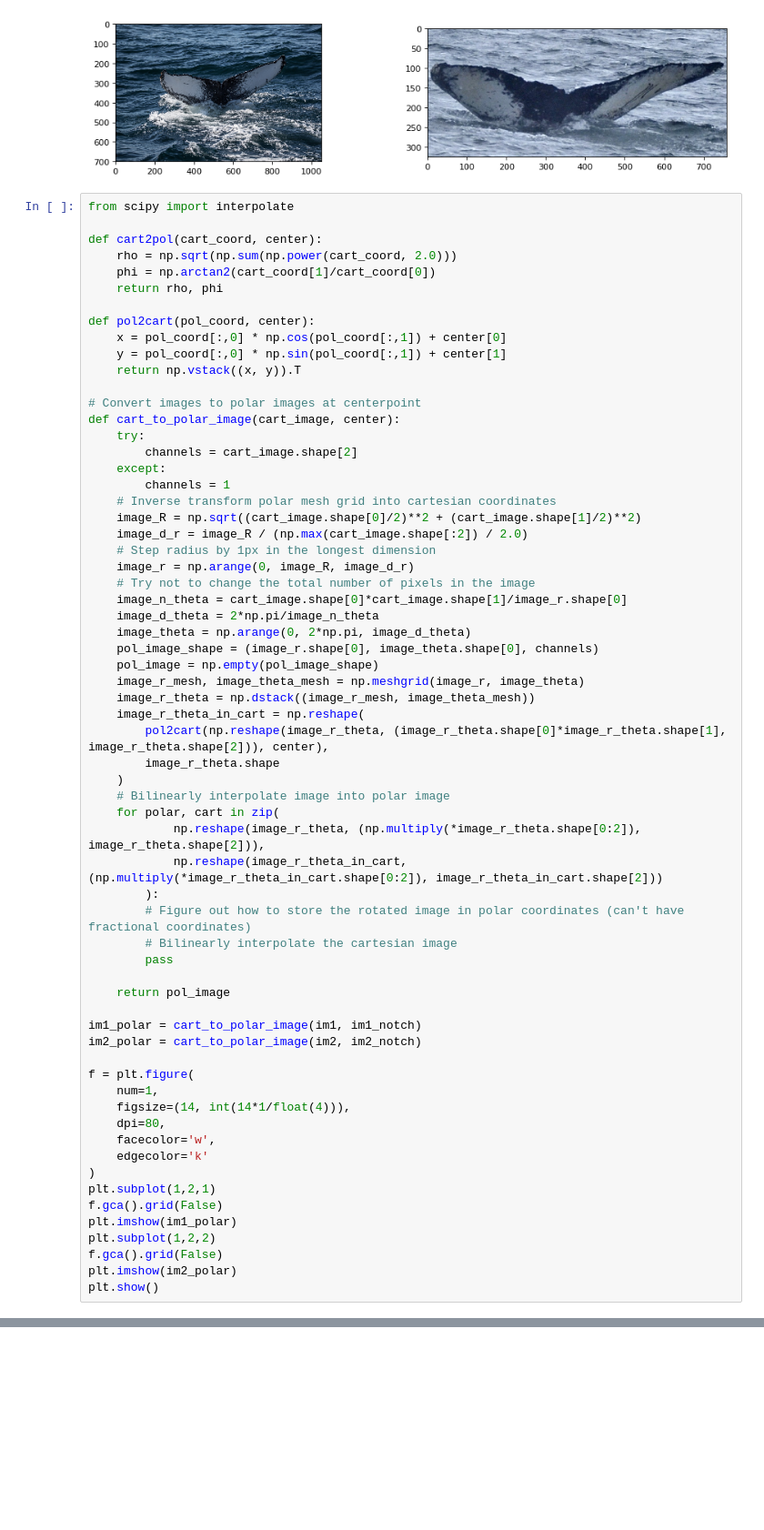
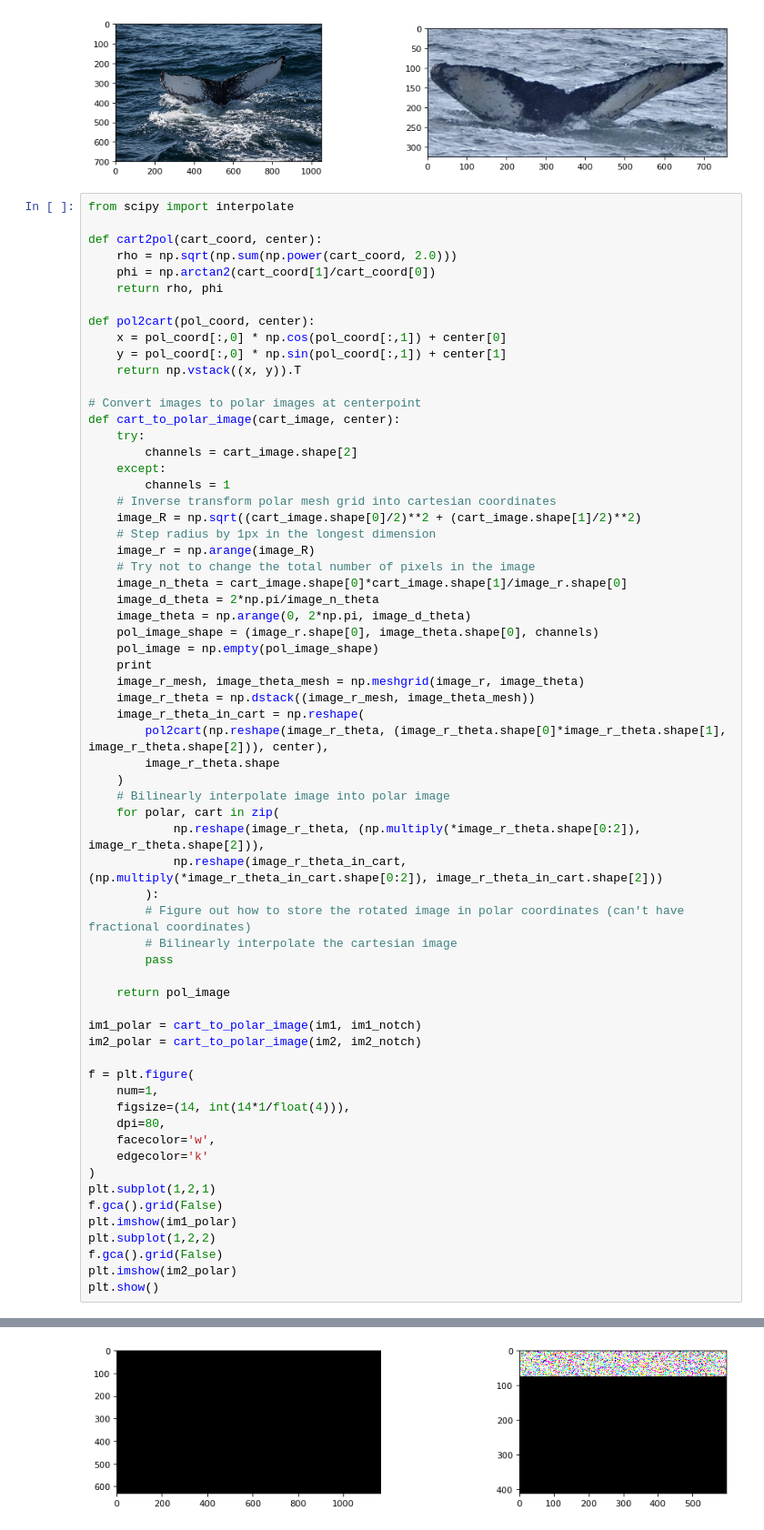
Before and after one commit to badtyprr/start-learning, a Jupyter notebook: lin_polar.ipynb, the cells around one changed output, grey strips where cells are left out. Shown at 91% size. Cells and saved outputs as stored; diff of their text form; blank space fills up the shorter version.

```diff
--- a/lin_polar.ipynb
+++ b/lin_polar.ipynb
@@ -58,15 +60,15 @@ def cart_to_polar_image(cart_image, center):
         channels = 1
     # Inverse transform polar mesh grid into cartesian coordinates
     image_R = np.sqrt((cart_image.shape[0]/2)**2 + (cart_image.shape[1]/2)**2)
-    image_d_r = image_R / (np.max(cart_image.shape[:2]) / 2.0)
     # Step radius by 1px in the longest dimension
-    image_r = np.arange(0, image_R, image_d_r)
+    image_r = np.arange(image_R)
     # Try not to change the total number of pixels in the image
     image_n_theta = cart_image.shape[0]*cart_image.shape[1]/image_r.shape[0]
     image_d_theta = 2*np.pi/image_n_theta
     image_theta = np.arange(0, 2*np.pi, image_d_theta)
     pol_image_shape = (image_r.shape[0], image_theta.shape[0], channels)
     pol_image = np.empty(pol_image_shape)
+    print
     image_r_mesh, image_theta_mesh = np.meshgrid(image_r, image_theta)
     image_r_theta = np.dstack((image_r_mesh, image_theta_mesh))
     image_r_theta_in_cart = np.reshape(
@@ -121,0 +108 @@ plt.show()
+[figure, added]
```
Also changed, not shown: parts of 2 cells of this notebook, 2 other files.
